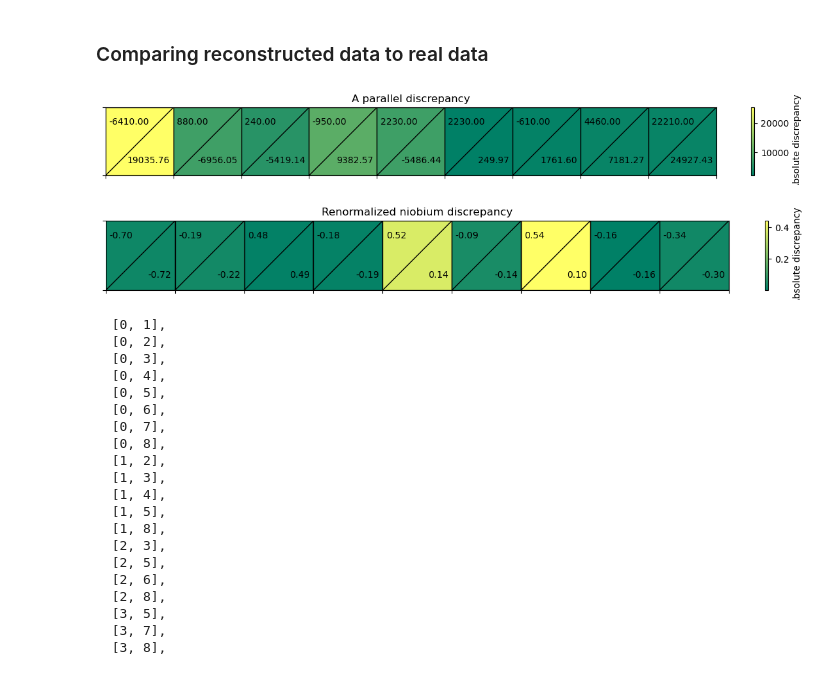
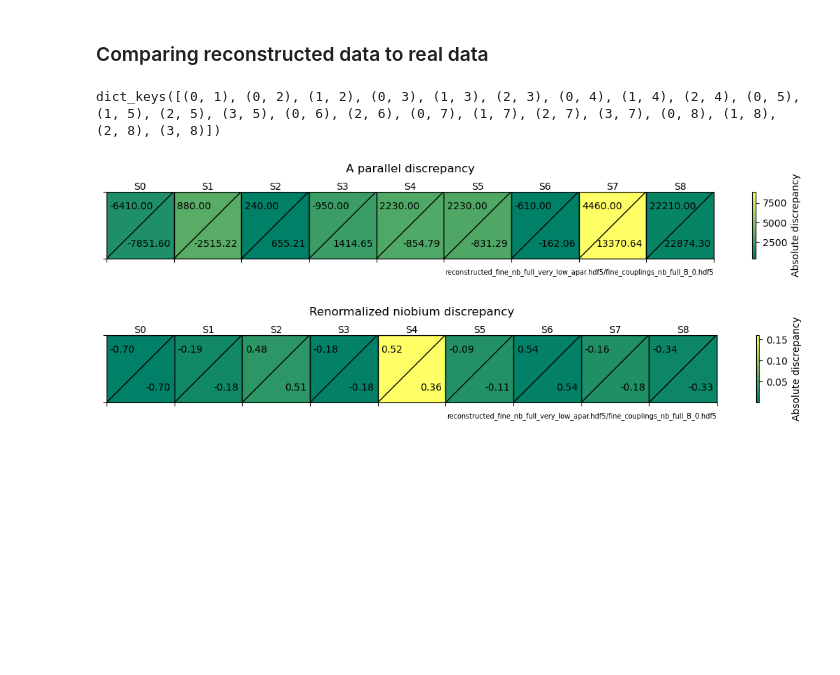
Before and after one commit to maurice-debray/spin_reconstruction, a Jupyter notebook: W_fine_reconstuction_analysis.ipynb, the cells around one changed output. Drawn from its saved outputs; the diff is of its cells as text; code cells hidden in the pictures; blank space fills up the shorter version.

Commit message:
feat(jupyter_notebooks): Upgrade to last data format

```diff
--- a/W_fine_reconstuction_analysis.ipynb
+++ b/W_fine_reconstuction_analysis.ipynb
@@ -16,10 +19,10 @@ from time import sleep
 # %%
 from constants import *
 # %%
-a_par_weight = 0 # A_par/C_zz ~ 50k
+file = "reconstructed_fine_nb_full_very_low_apar.hdf5"
+couplings_file = "fine_couplings_nb_full_B_0.hdf5"
 
-file = "reconstructed_fine_full.hdf5"
-couplings_file = "fine_couplings_full.hdf5"
+title = f"Reconstruction with A parallel.\n Including the W-W zero couplings"
 # %% [markdown]
 # State reconstruction
 # %%
@@ -105,2 +118,4 @@ with (
 # %%
-positions = all_displacements[0][permutation_inv] + base_positions
+positions = all_displacements[0][permutation_inv] + base_positions[selected_sites]
+nb_displacement = all_nb_displacements[0]
+positions, (simplex := np.array([[ 6.316e-03 ,7.033e+00, 8.377e+00], [0.000e+00, 7.460e+00, 8.675e+00]])*1e-10)
@@ -183,11 +401,28 @@ array([3.1215e-10, 1.1215e-10, 1.0876e-09])
 # %% [markdown]
 ### Comparing reconstructed data to real data
+# %%
+print(couplings.keys())
+# %% [output]
+dict_keys([(0, 1), (0, 2), (1, 2), (0, 3), (1, 3), (2, 3), (0, 4), (1, 4), (2, 4), (0, 5), (1, 5), (2, 5), (3, 5), (0, 6), (2, 6), (0, 7), (1, 7), (2, 7), (3, 7), (0, 8), (1, 8), (2, 8), (3, 8)])
 # %%
 n = 0
 
 config = all_displacements_index[n][permutation_inv]
+reconstructed_couplings = np.full((len(a_par_data), len(a_par_data)), np.nan)
+for i in range(len(a_par_data)):
+    for j in range(i+1,len(a_par_data)):
+        if i in selected_sites and j in selected_sites and not np.isnan(renormalized_data[i,j]):
+            ri = np.where(selected_sites == i)[0]
+            rj = np.where(selected_sites == j)[0]
+            reconstructed_couplings[i,j] = couplings[(i, j)][config[ri],config[rj]].item()
 
-reconstructed_couplings = np.array([[couplings[(i, j)][config[i],config[j]] if (i, j) in couplings else np.nan for j in range(len(config))] for i in range(len(config))])
+reconstructed_a_par  = np.full(len(a_par_data), np.nan)
+reconstructed_nb_par  = np.full(len(a_par_data), np.nan)
+for i in range(len(a_par_data)):
+    if i in selected_sites:
+        ri = np.where(selected_sites == i)[0]
+        reconstructed_a_par[i] = a_par[i][config[ri]].item()
+        reconstructed_nb_par[i] = nb_par[i][config[ri], nb_displacements_index[0]].item()
 # %%
 def plot_comparison_table(meas, sim, cmap='summer', title='Measurement vs Simulation Comparison'):
     """
@@ -204,7 +439,7 @@ def plot_comparison_table(meas, sim, cmap='summer', title='Measurement vs Simula
     cmap = plt.get_cmap(cmap)
 
     # Create a wider figure: width = 2 * height
-    fig, ax = plt.subplots(figsize=(2 * N*0.75+0.8, M*0.75+0.8))
+    fig, ax = plt.subplots(figsize=(2 * N*0.75+1, M*0.75+1))
     ax.set_xlim(0, N)
     ax.set_ylim(0, M)
     ax.invert_yaxis()
@@ -215,6 +450,8 @@ def plot_comparison_table(meas, sim, cmap='summer', title='Measurement vs Simula
     ax.set_aspect('equal')
     ax.grid(False)
 
+    for i in range(N):
+            ax.text(i + 0.5, 0, f"S{i}",  va='bottom', ha='center', fontsize=10)
     for i in range(N):
         for j in range(min(i+1, M)):
             d = diff[i, j]
@@ -242,43 +479,24 @@ def plot_comparison_table(meas, sim, cmap='summer', title='Measurement vs Simula
     cbar = fig.colorbar(sm, ax=ax, fraction=0.04, pad=0.04)
     cbar.set_label('Absolute discrepancy')
 
-    ax.set_title(title)
+    ax.set_title(title,pad=20)
 
-    plt.tight_layout()
+    ax.annotate(f'{file}/{couplings_file}',
+                xy = (1.0, -0.2),
+                xycoords='axes fraction',
+                ha='right',
+                va="center",
+                fontsize=7)
+
+    fig.tight_layout()
     plt.show()
 # %%
 
-plot_comparison_table(a_par_data[:,None],  np.array([a_par[i, config[i]] for i in range(len(config))])[:,None], title="A parallel discrepancy")
-plot_comparison_table(nb_par_data[:,None]*gamma_ratio, np.array([nb_par[i, config[i]] for i in range(len(config))])[:,None]*gamma_ratio, title="Renormalized niobium discrepancy")
+plot_comparison_table(-a_par_data[:,None],  -reconstructed_a_par[:,None], title="A parallel discrepancy")
+plot_comparison_table(nb_par_data[:,None]*gamma_ratio, reconstructed_nb_par[:,None]*gamma_ratio, title="Renormalized niobium discrepancy")
 # %% [output]
-[figure, old version]
+[figure, new version]
-[figure, old version]
+[figure, new version]
-# %%
-for i in range(9):
-    for j in range(9):
-        if not np.isnan(reconstructed_couplings[i,j]):
-            print(f"  [{i}, {j}],")
-# %% [output]
-  [0, 1],
-  [0, 2],
-  [0, 3],
-  [0, 4],
-  [0, 5],
-  [0, 6],
-  [0, 7],
-  [0, 8],
-  [1, 2],
-  [1, 3],
-  [1, 4],
-  [1, 5],
-  [1, 8],
-  [2, 3],
-  [2, 5],
-  [2, 6],
-  [2, 8],
-  [3, 5],
-  [3, 7],
-  [3, 8],
 # %%
 plot_comparison_table(renormalized_data.T, reconstructed_couplings.T, title="Tungsten discrepancy")
 # %% [output]
```
Also changed, not shown: parts of 16 cells of this notebook.
